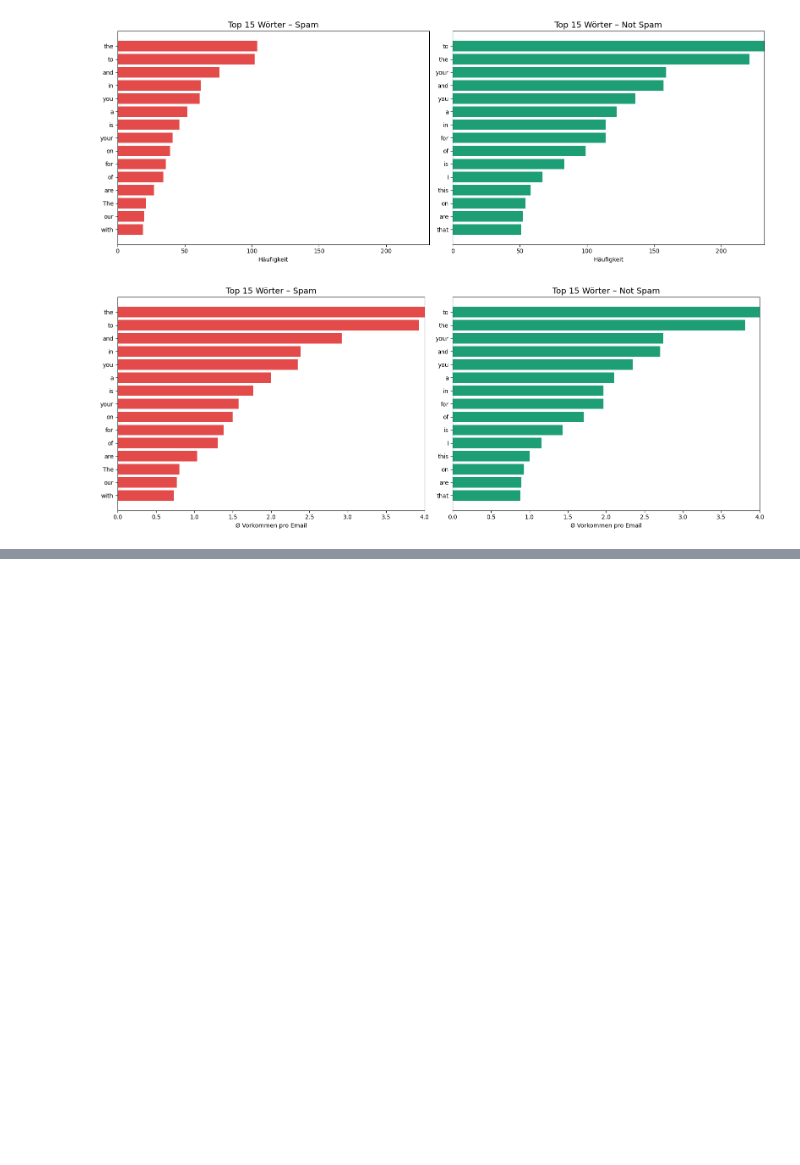
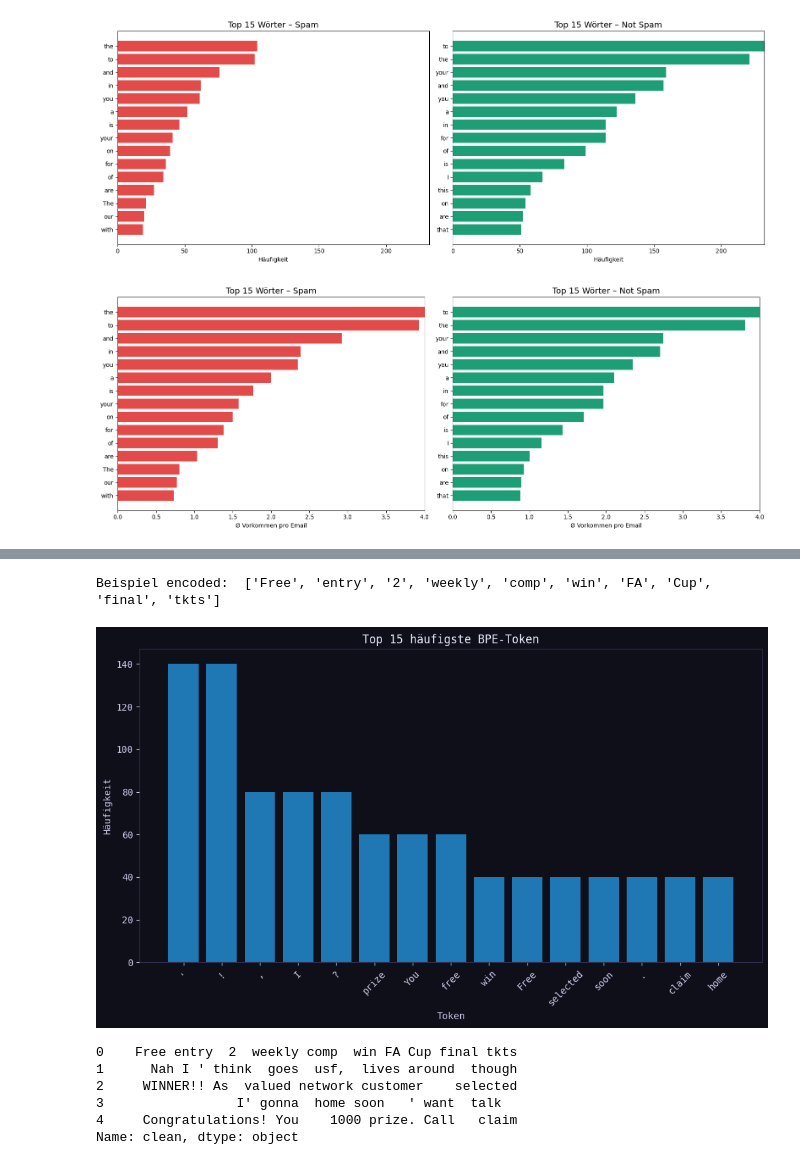
Before and after one commit to balznoah/DSKI-2, a Jupyter notebook: DSKI2-checkpoint.ipynb, the cells around one changed output, grey strips where cells are left out. Cells and saved outputs as stored; diff of their text form; code cells hidden in the pictures; blank space fills up the shorter version.

Commit message:
BPE TOken

```diff
--- a/DSKI2-checkpoint.ipynb
+++ b/DSKI2-checkpoint.ipynb
@@ -351,0 +372,55 @@ plt.show()
+# %%
+from tokenizers import Tokenizer
+from tokenizers.models import BPE
+from tokenizers.trainers import BpeTrainer
+from tokenizers.pre_tokenizers import Whitespace
+import pandas as pd
+import matplotlib.pyplot as plt
+
+
+# ── BPE Tokenizer trainieren ──────────────────────────────────────────────────
+tokenizer = Tokenizer(BPE())
+tokenizer.pre_tokenizer = Whitespace()  # zunächst Trennung durch Leerzeichen
+trainer = BpeTrainer(vocab_size=30000)  # k=30000
+
+# Tokenizer auf df["text"] trainieren
+tokenizer.train_from_iterator(df["clean"], trainer)
+
+# ── Text tokenisieren und Token zählen ────────────────────────────────────────
+all_tokens = []
+for sentence in df["clean"]:  # iteriere durch jede Zeile der Texte
+    encoded = tokenizer.encode(sentence)       # Elemente werden tokenisiert
+    all_tokens.extend(encoded.tokens)          # .extend() fügt ans Ende an
+
+print("Beispiel encoded: ", tokenizer.encode(df["clean"].iloc[0]).tokens)
+
+# ── Häufigkeiten ──────────────────────────────────────────────────────────────
+token_series = pd.Series(all_tokens)           # Liste als Pandas Series
+token_freq   = token_series.value_counts()     # zählt Token
+top_n        = 15
+top_tokens   = token_freq.head(top_n)
+
+# ── Barplot mit matplotlib ────────────────────────────────────────────────────
+plt.figure(figsize=(10, 6))
+plt.bar(top_tokens.index, top_tokens.values)
+plt.title(f"Top {top_n} häufigste BPE-Token")
+plt.xlabel("Token")
+plt.ylabel("Häufigkeit")
+plt.xticks(rotation=45)
+plt.tight_layout()
+plt.show()
+# %% [output]
+Beispiel encoded:  ['Free', 'entry', '2', 'weekly', 'comp', 'win', 'FA', 'Cup', 'final', 'tkts']
+[figure, added]
+# %%
+stop_words = set(stopwords.words("english"))
+pattern = r"\b(" + "|".join(stop_words) + r")\b"
+df["clean"] = df["text"].str.replace(pattern, "", regex=True)
+df["clean"].head()
+# %% [output]
+0    Free entry  2  weekly comp  win FA Cup final tkts
+1      Nah I ' think  goes  usf,  lives around  though
+2     WINNER!! As  valued network customer    selected
+3                 I' gonna  home soon   ' want  talk
+4     Congratulations! You    1000 prize. Call   claim
+Name: clean, dtype: object
```
Also changed, not shown: parts of 2 cells of this notebook.
